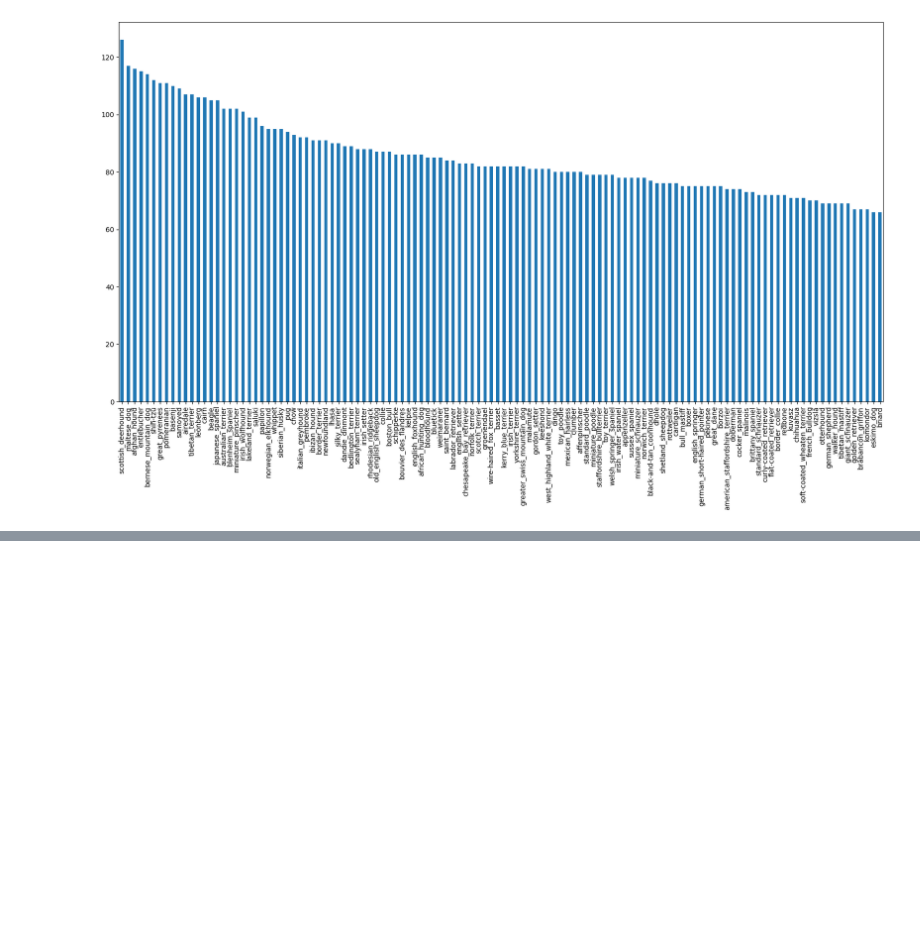
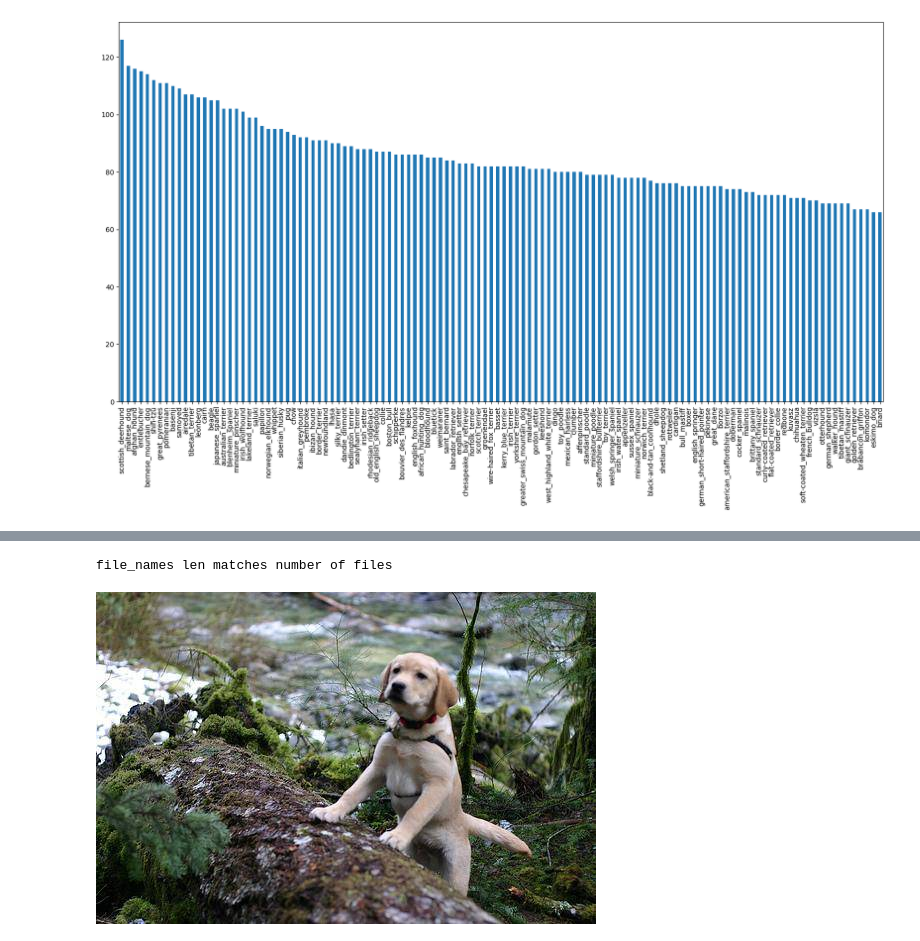
Before and after one commit to mrcruz117/tf_unstructured_classification, a Jupyter notebook: tf_breed_classification.ipynb, the cells around one changed output, grey strips where cells are left out. Drawn from its saved outputs; the diff is of its cells as text; code cells hidden in the pictures; blank space fills up the shorter version.

```diff
--- a/tf_breed_classification.ipynb
+++ b/tf_breed_classification.ipynb
@@ -54,7 +56,7 @@ GPU Available :)
 
 Start by checking out the labels
 # %%
-labels_df = pd.read_csv("/content/drive/MyDrive/tf_breed_classification/data/dog-vision/labels.csv")
+labels_df = pd.read_csv(f"{repo_path}/data/dog-vision/labels.csv")
 print(labels_df.describe())
 labels_df.head()
 # %% [output]
@@ -80,0 +92,4 @@ labels_df["breed"].value_counts().plot.bar(figsize=(20, 10))
+# %%
+# create pathnames from imageIds
+file_names = [f"{repo_path}/data/dog-vision/train/{fname}.jpg" for fname in labels_df["id"]]
+len(file_names), file_names[:5]
@@ -80,0 +103,13 @@ labels_df["breed"].value_counts().plot.bar(figsize=(20, 10))
+# %%
+import os
+if (len(os.listdir(f"{repo_path}/data/dog-vision/train/")) == len(file_names)):
+  print("file_names len matches number of files")
+else:
+  print("Error: files dont match. Check target directory")
+# %% [output]
+file_names len matches number of files
+# %%
+# test that file_names is pointing to usable paths
+Image(file_names[888])
+# %% [output]
+[figure, added]
```
Also changed, not shown: parts of 5 cells of this notebook.
